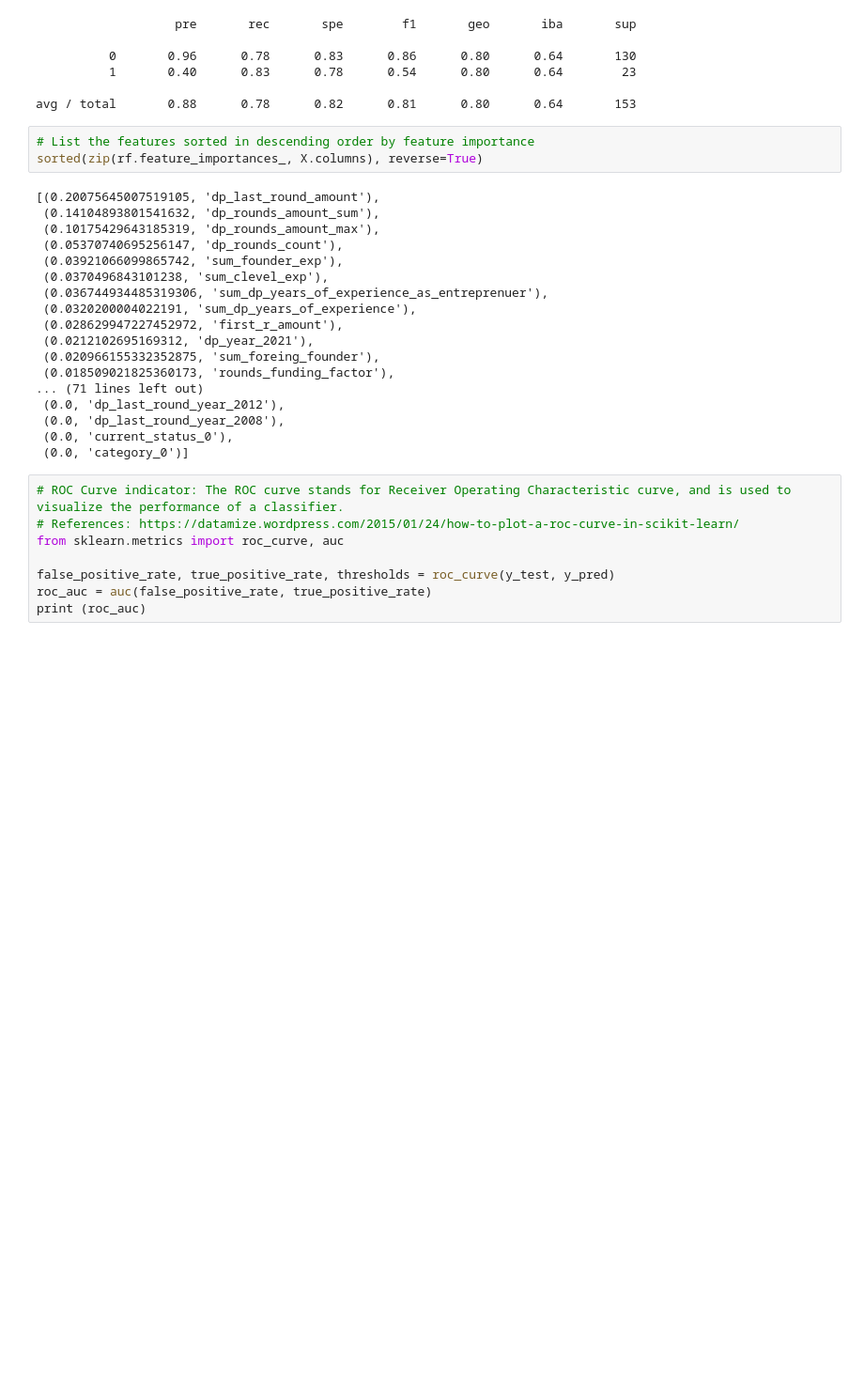
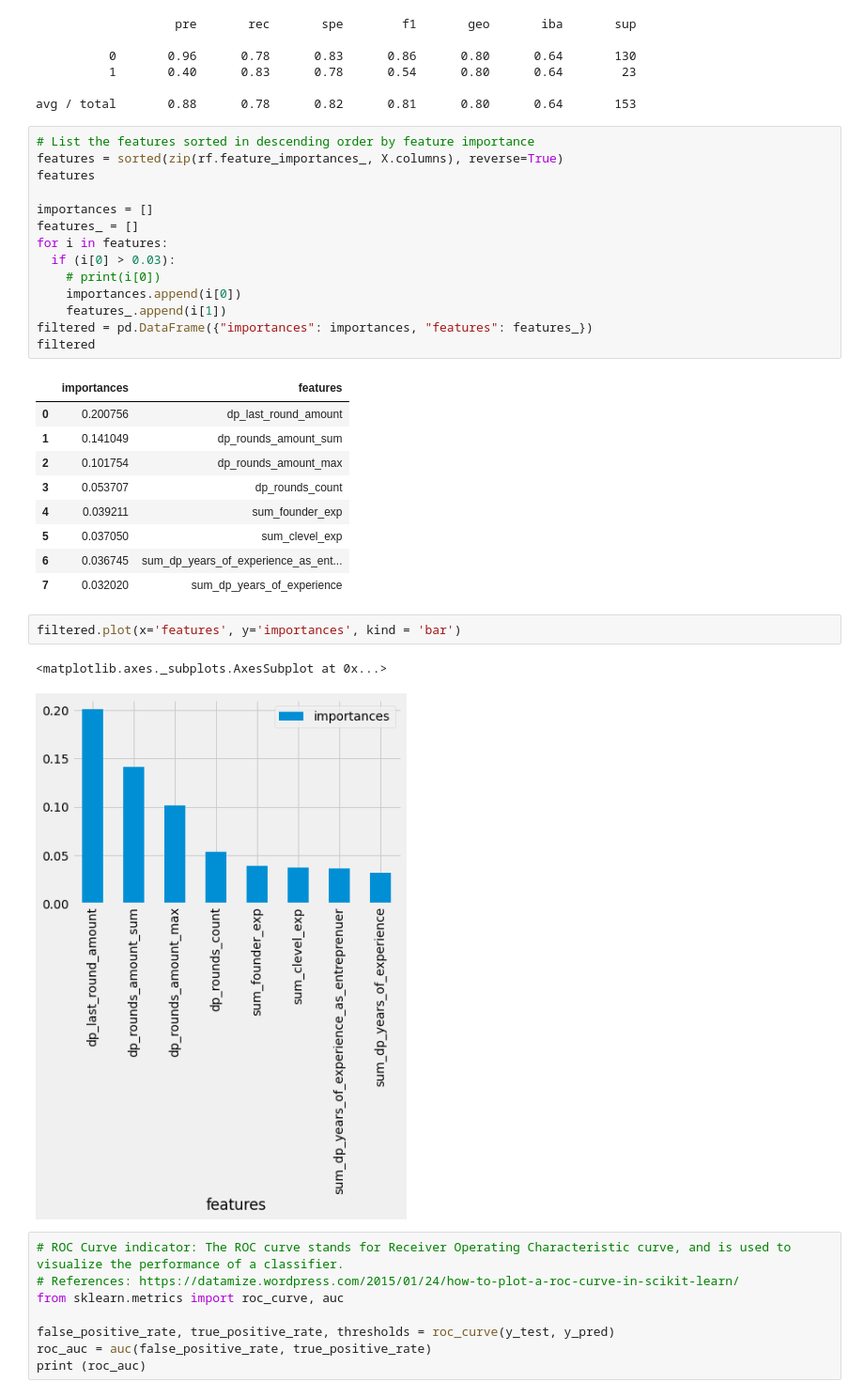
Before and after one commit to ENRICOROBLESDELRIO/data_boot_camp_final_project, a Jupyter notebook: Random_Forest_Model_100+.ipynb, the cells around one changed output. Shown at 94% size. Saved outputs shown, nothing was run; the diff lists cells and outputs as text; blank space fills up the shorter version.

```diff
--- a/Random_Forest_Model_100+.ipynb
+++ b/Random_Forest_Model_100+.ipynb
@@ -982,25 +999,33 @@ print(classification_report_imbalanced(y_test, y_pred))
 avg / total       0.88      0.78      0.82      0.81      0.80      0.64       153
 # %%
 # List the features sorted in descending order by feature importance
-sorted(zip(rf.feature_importances_, X.columns), reverse=True)
+features = sorted(zip(rf.feature_importances_, X.columns), reverse=True)
+features
+
+importances = []
+features_ = []
+for i in features:
+  if (i[0] > 0.03):
+    # print(i[0])
+    importances.append(i[0])
+    features_.append(i[1])
+filtered = pd.DataFrame({"importances": importances, "features": features_})
+filtered
 # %% [output]
-[(0.20075645007519105, 'dp_last_round_amount'),
- (0.14104893801541632, 'dp_rounds_amount_sum'),
- (0.10175429643185319, 'dp_rounds_amount_max'),
- (0.05370740695256147, 'dp_rounds_count'),
- (0.03921066099865742, 'sum_founder_exp'),
- (0.0370496843101238, 'sum_clevel_exp'),
- (0.036744934485319306, 'sum_dp_years_of_experience_as_entreprenuer'),
- (0.0320200004022191, 'sum_dp_years_of_experience'),
- (0.028629947227452972, 'first_r_amount'),
- (0.0212102695169312, 'dp_year_2021'),
- (0.020966155332352875, 'sum_foreing_founder'),
- (0.018509021825360173, 'rounds_funding_factor'),
-... (71 lines left out)
- (0.0, 'dp_last_round_year_2012'),
- (0.0, 'dp_last_round_year_2008'),
- (0.0, 'current_status_0'),
- (0.0, 'category_0')]
+|  | importances | features |
+| 0 | 0.200756 | dp_last_round_amount |
+| 1 | 0.141049 | dp_rounds_amount_sum |
+| 2 | 0.101754 | dp_rounds_amount_max |
+| 3 | 0.053707 | dp_rounds_count |
+| 4 | 0.039211 | sum_founder_exp |
+| 5 | 0.037050 | sum_clevel_exp |
+| 6 | 0.036745 | sum_dp_years_of_experience_as_ent... |
+| 7 | 0.032020 | sum_dp_years_of_experience |
+# %%
+filtered.plot(x='features', y='importances', kind = 'bar')
+# %% [output]
+<matplotlib.axes._subplots.AxesSubplot at 0x...>
+[figure, added]
 # %%
 # ROC Curve indicator: The ROC curve stands for Receiver Operating Characteristic curve, and is used to visualize the performance of a classifier.
 # References: https://datamize.wordpress.com/2015/01/24/how-to-plot-a-roc-curve-in-scikit-learn/
```
Also changed, not shown: parts of 9 cells of this notebook.
